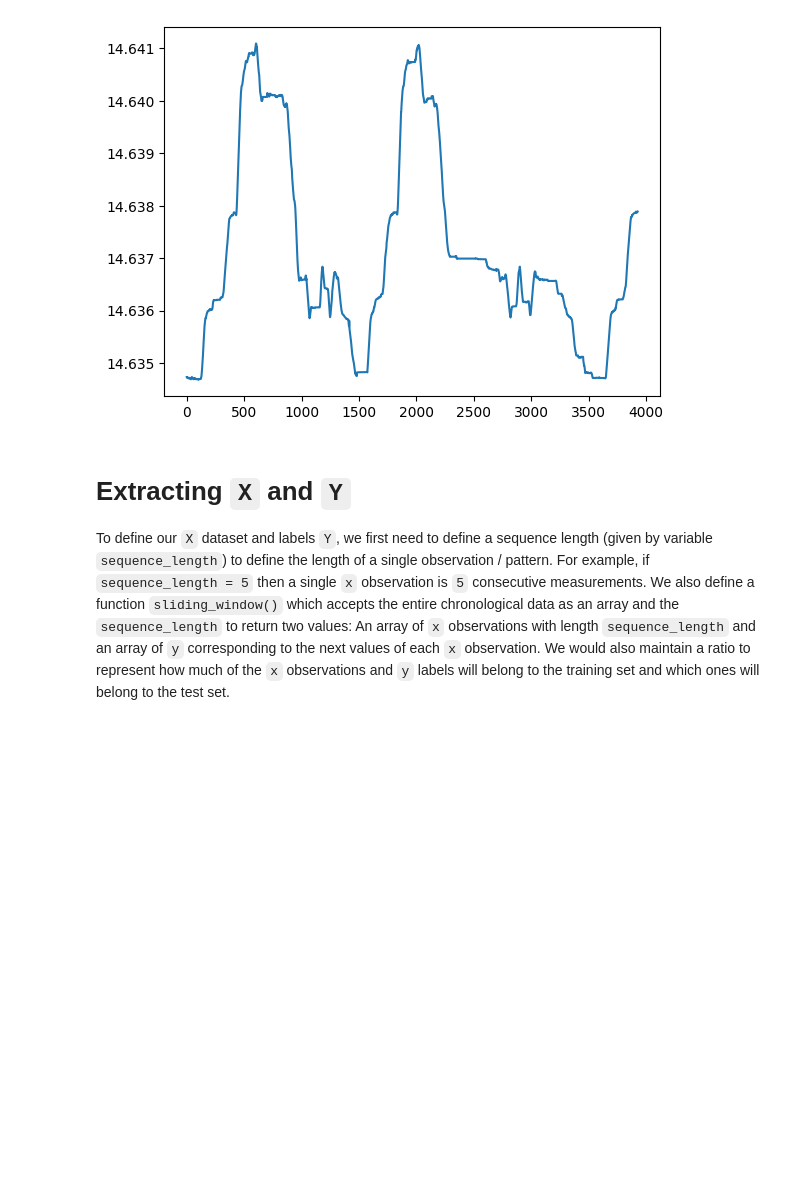
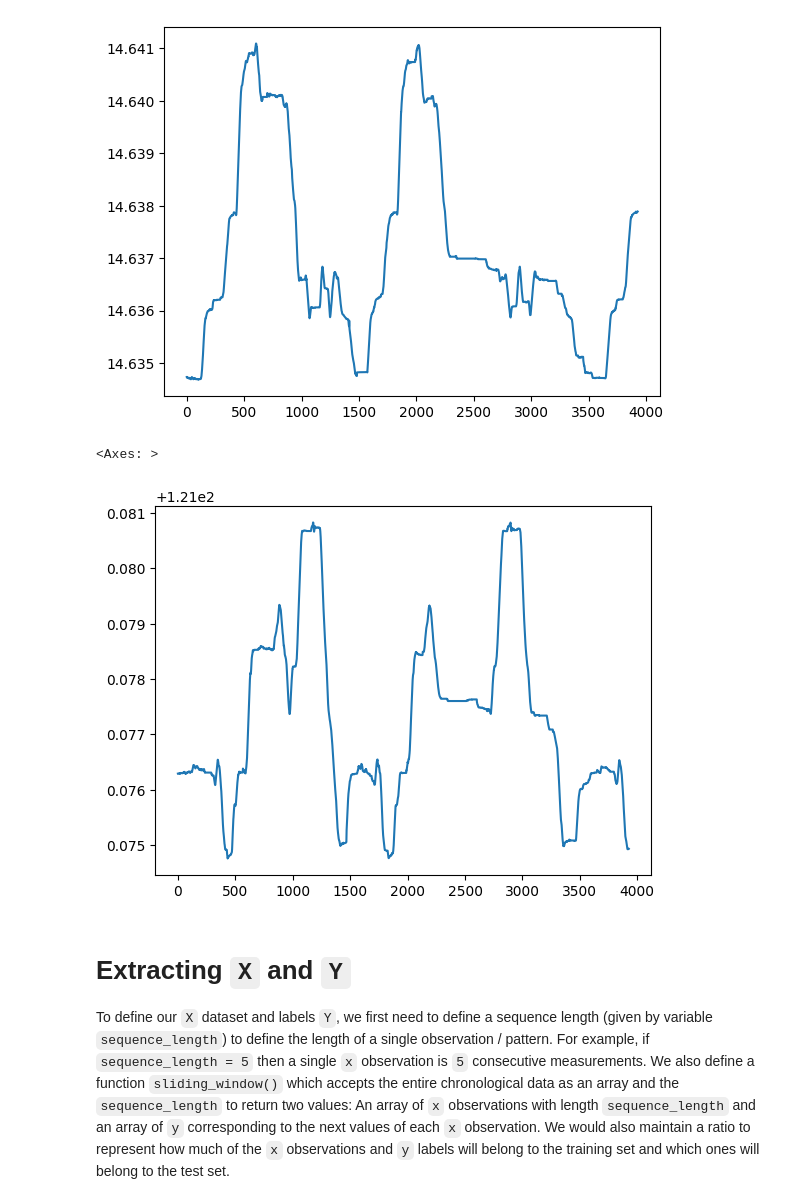
Before and after one commit to CSfromCS/VHS-Thesis, a Jupyter notebook: Baseline Models v4/MLPRegression.ipynb, the cells around one changed output. Drawn from its saved outputs; the diff is of its cells as text; code cells hidden in the pictures; blank space fills up the shorter version.

Commit message:
Added longitude plot

```diff
--- a/Baseline Models v4/MLPRegression.ipynb
+++ b/Baseline Models v4/MLPRegression.ipynb
@@ -70,6 +70,11 @@ df["Latitude"].plot()
 # %% [output]
 <Axes: >
 [figure]
+# %%
+df["Longitude"].plot()
+# %% [output]
+<Axes: >
+[figure, added]
 # %% [markdown]
 # Extracting `X` and `Y`
 
```
